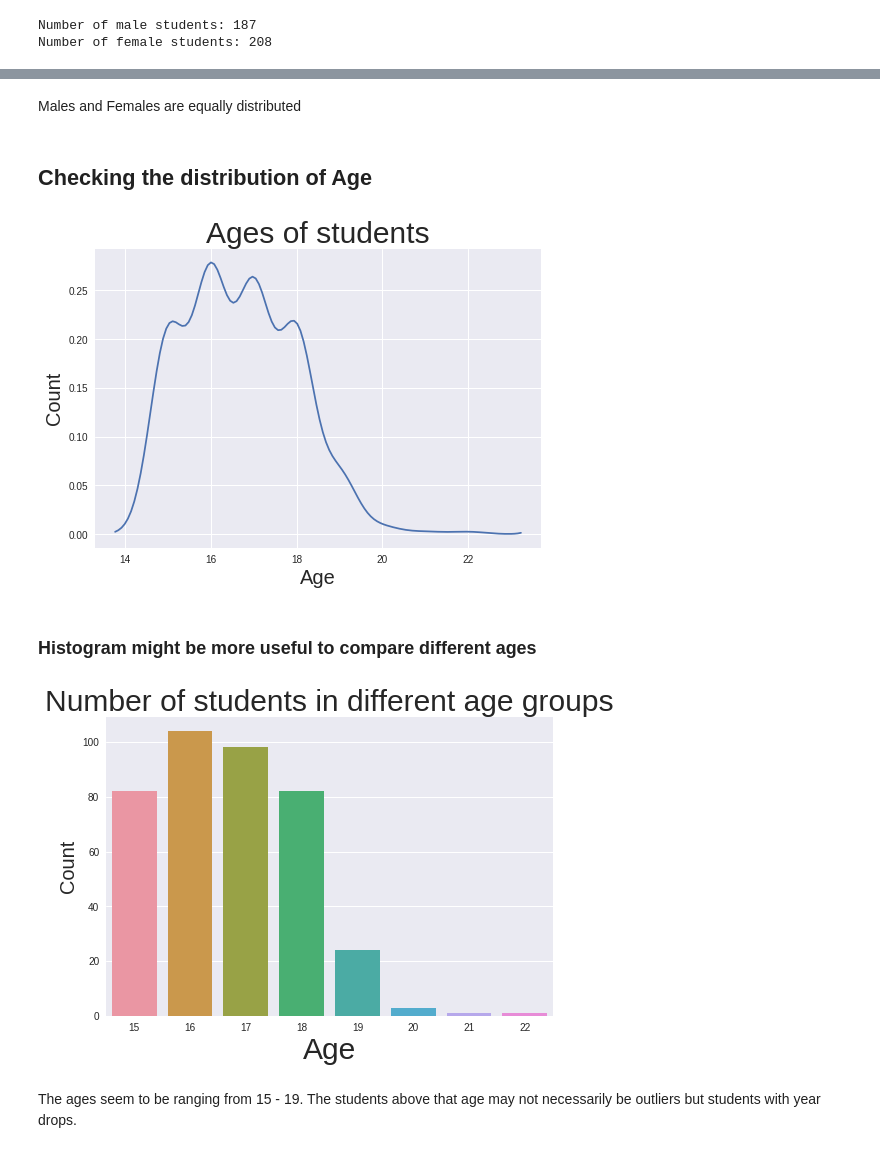
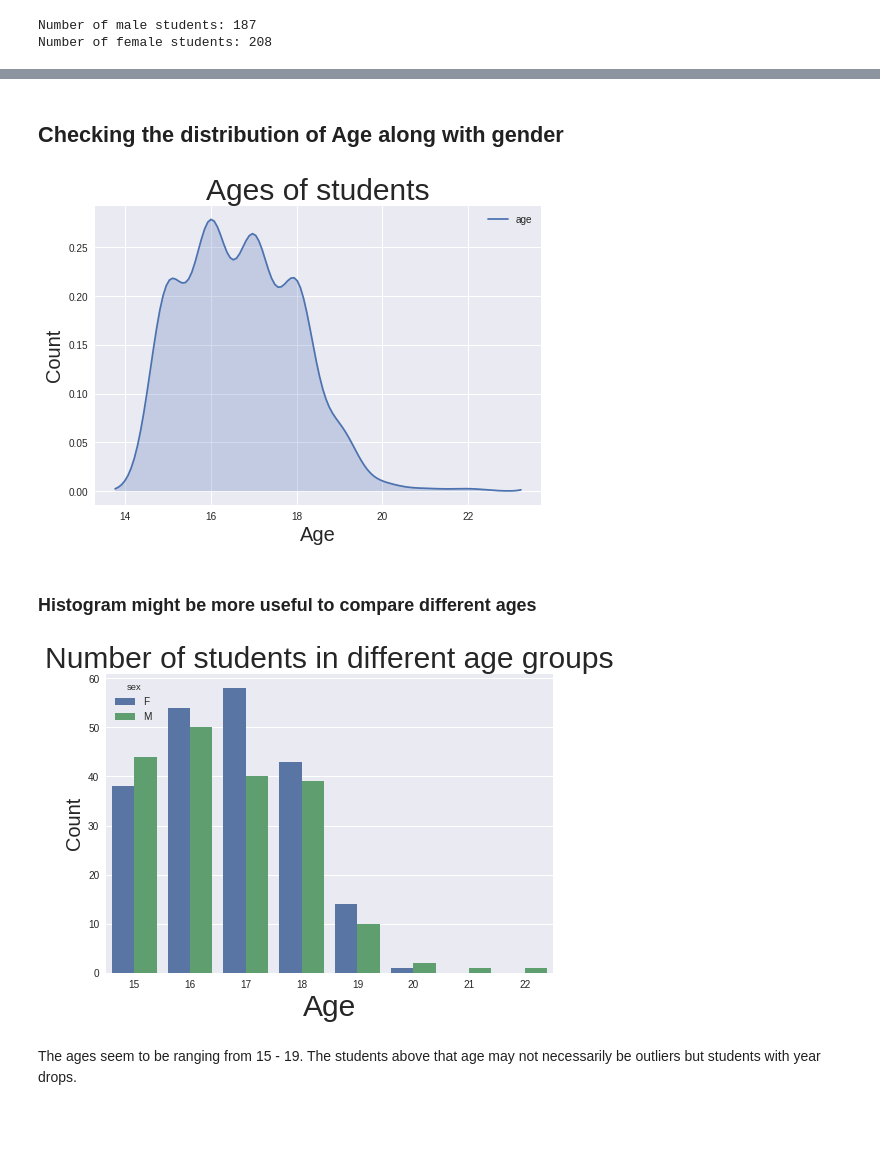
Before and after one commit to dipam7/Data_science, a Jupyter notebook: student_grade.ipynb, the cells around one changed output, grey strips where cells are left out. Cells and saved outputs as stored; diff of their text form; code cells hidden in the pictures; blank space fills up the shorter version.

Commit message:
Add more visualizations to student_grade

```diff
--- a/student_grade.ipynb
+++ b/student_grade.ipynb
@@ -136,25 +128,23 @@ plt.show()
-# %% [markdown]
-Males and Females are equally distributed
 # %% [markdown]
-## Checking the distribution of Age
+## Checking the distribution of Age along with gender
 # %%
-b = sns.distplot(student['age'], hist=False)
+b = sns.kdeplot(student['age'], shade=True)
 b.axes.set_title('Ages of students', fontsize = 30)
 b.set_xlabel('Age', fontsize = 20)
 b.set_ylabel('Count', fontsize = 20)
 sns.plt.show()
 # %% [output]
-[figure, old version]
+[figure, new version]
 # %% [markdown]
 ### Histogram might be more useful to compare different ages
 # %%
-b = sns.countplot('age', data=student)
+b = sns.countplot('age',hue='sex', data=student)
 b.axes.set_title('Number of students in different age groups',fontsize=30)
 b.set_xlabel("Age",fontsize=30)
 b.set_ylabel("Count",fontsize=20)
 sns.plt.show()
 # %% [output]
-[figure, old version]
+[figure, new version]
 # %% [markdown]
 The ages seem to be ranging from 15 - 19. The students above that age may not necessarily be outliers but students with year drops.
 # %% [markdown]
```
Also changed, not shown: parts of 16 cells of this notebook.
